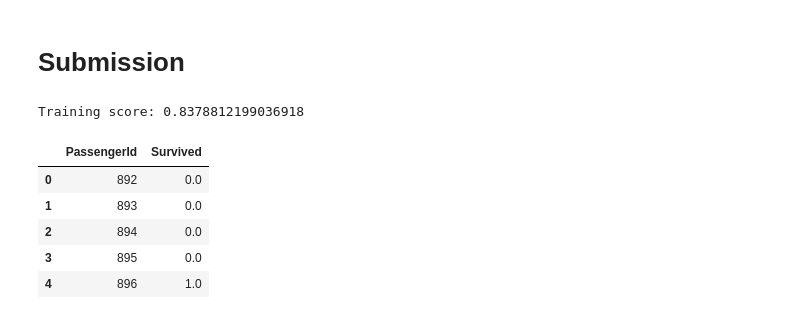
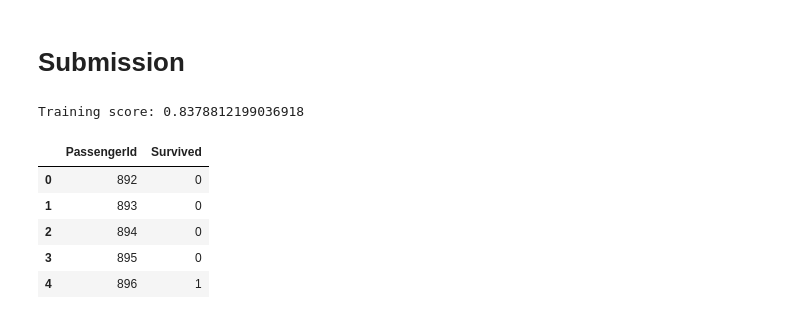
Before and after one commit to Sergio-Per/My-ML, a Jupyter notebook: titanic-predictions.ipynb, the cells around one changed output. Drawn from its saved outputs; the diff is of its cells as text; code cells hidden in the pictures.

Commit message:
Kaggle Notebook | Titanic predictions (pipelines, PCA, gridsearch) | Version 2

```diff
--- a/titanic-predictions.ipynb
+++ b/titanic-predictions.ipynb
@@ -668,22 +586,9 @@ print('Training score:', pipe.score(X_train,y_train))
 
 p_predict= pipe.predict(all_test.drop('Survived', axis=1))
 
-submission_df = pd.DataFrame({
-    'PassengerId' : test['PassengerId'],
-    'Survived' : p_predict
-})
-
-
-submission_df.head()
 
 # print(classification_report(y_test, knn_predict))
 
 # print(confusion_matrix(y_test, knn_predict))
 # %% [output]
 Training score: 0.8378812199036918
-|  | PassengerId | Survived |
-| 0 | 892 | 0.0 |
-| 1 | 893 | 0.0 |
-| 2 | 894 | 0.0 |
-| 3 | 895 | 0.0 |
-| 4 | 896 | 1.0 |
@@ -691,0 +595,19 @@ submission_df.to_csv('./submission.csv', index=False)
+# %%
+submission_df = pd.DataFrame({
+    'PassengerId' : test['PassengerId'],
+    'Survived' : p_predict
+})
+
+submission_df['Survived'] = submission_df['Survived'].astype('int')
+
+
+submission_df.to_csv('./submission.csv', index=False)
+
+submission_df.head()
+# %% [output]
+|  | PassengerId | Survived |
+| 0 | 892 | 0 |
+| 1 | 893 | 0 |
+| 2 | 894 | 0 |
+| 3 | 895 | 0 |
+| 4 | 896 | 1 |
```
Also changed, not shown: parts of 13 cells of this notebook.
